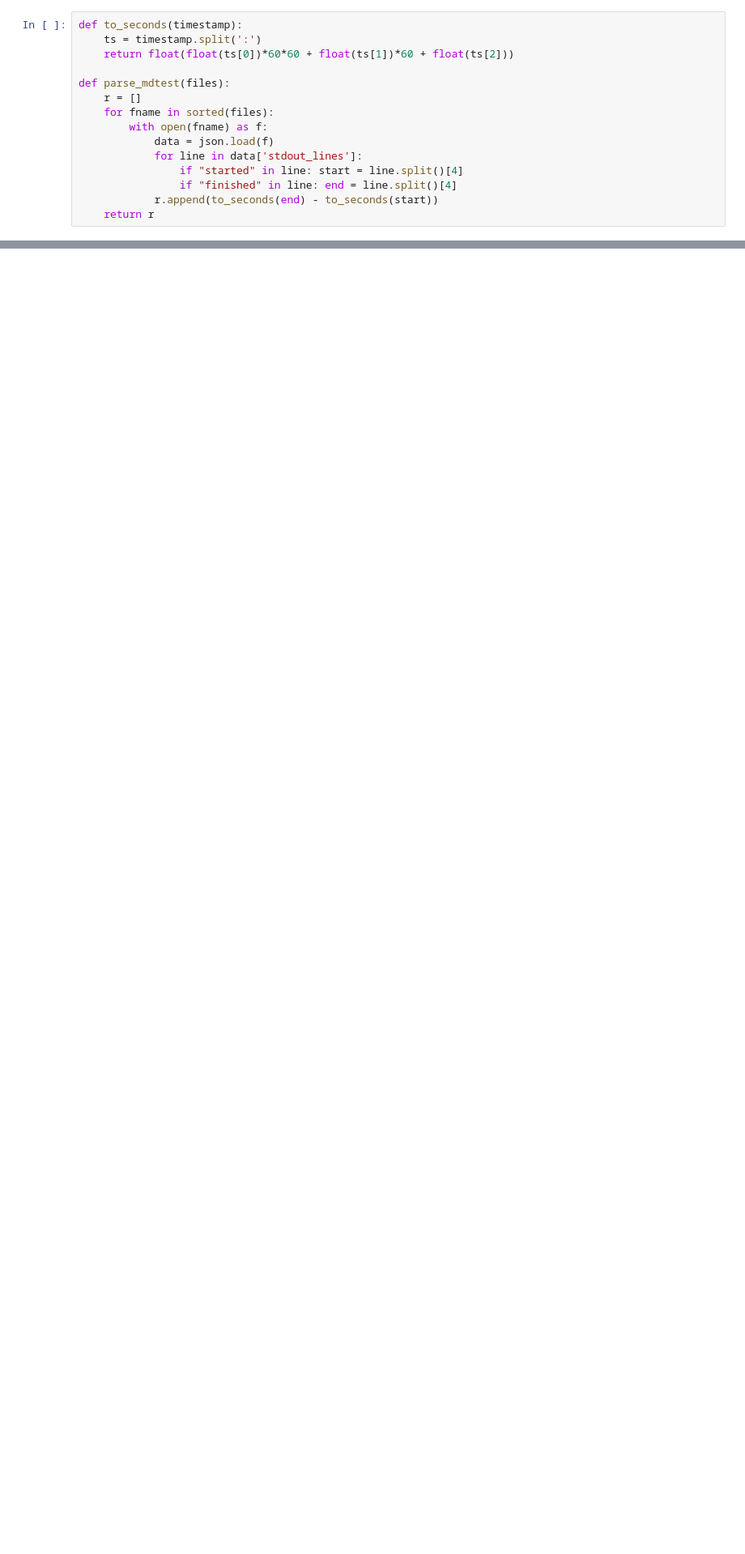
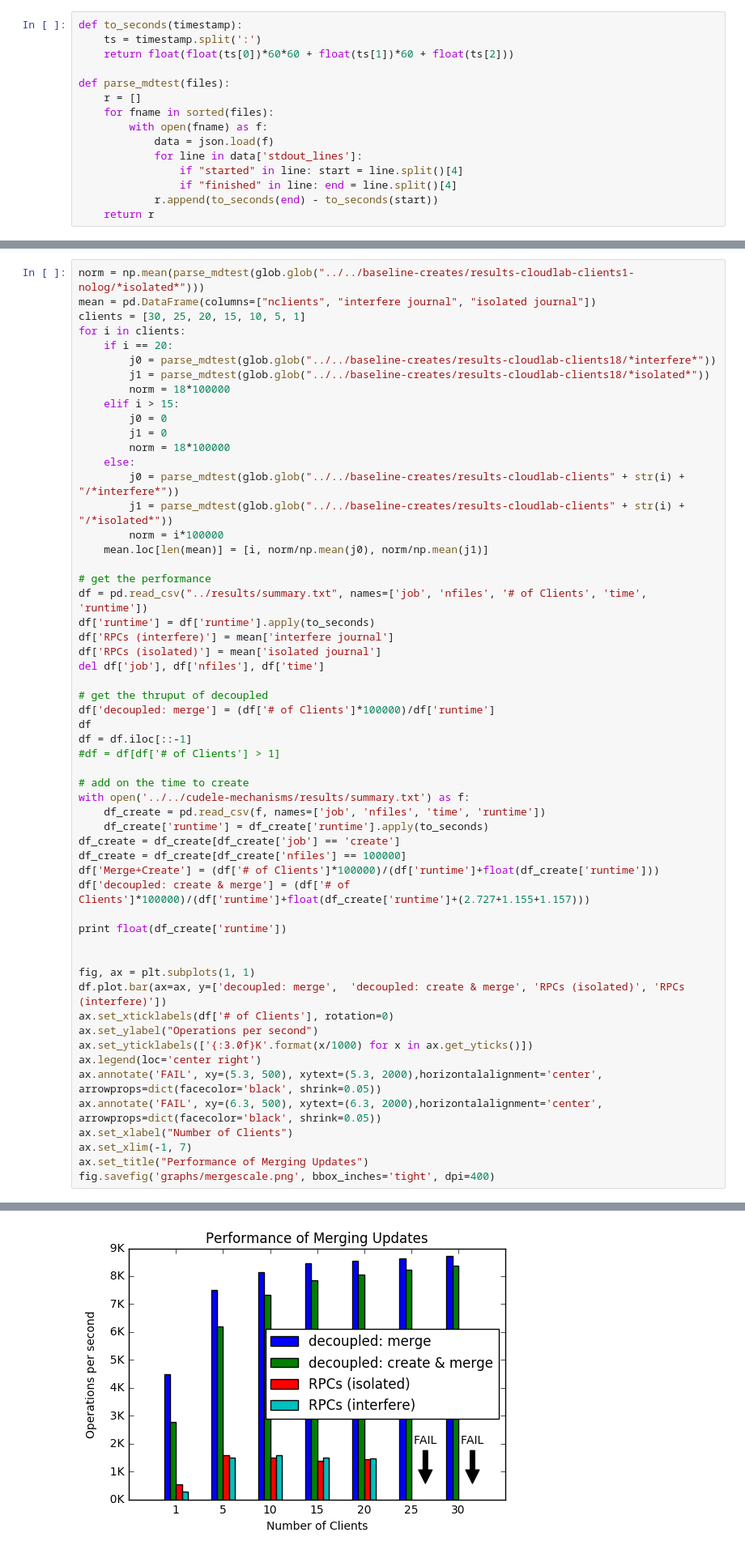
Before and after one commit to michaelsevilla/cudele-popper, a Jupyter notebook: experiments/cudele-mergescale/visualize/viz.ipynb, the cells around one changed output, grey strips where cells are left out. Shown at 81% size. Saved outputs shown, nothing was run; the diff lists cells and outputs as text; blank space fills up the shorter version.

```diff
--- a/experiments/cudele-mergescale/visualize/viz.ipynb
+++ b/experiments/cudele-mergescale/visualize/viz.ipynb
@@ -72,0 +101,57 @@ df['runtime+create'].plot.bar(ax=ax, color='blue')
+# %%
+norm = np.mean(parse_mdtest(glob.glob("../../baseline-creates/results-cloudlab-clients1-nolog/*isolated*")))
+mean = pd.DataFrame(columns=["nclients", "interfere journal", "isolated journal"])
+clients = [30, 25, 20, 15, 10, 5, 1]
+for i in clients:
+    if i == 20:
+        j0 = parse_mdtest(glob.glob("../../baseline-creates/results-cloudlab-clients18/*interfere*"))
+        j1 = parse_mdtest(glob.glob("../../baseline-creates/results-cloudlab-clients18/*isolated*"))
+        norm = 18*100000
+    elif i > 15:
+        j0 = 0
+        j1 = 0
+        norm = 18*100000
+    else:
+        j0 = parse_mdtest(glob.glob("../../baseline-creates/results-cloudlab-clients" + str(i) + "/*interfere*"))
+        j1 = parse_mdtest(glob.glob("../../baseline-creates/results-cloudlab-clients" + str(i) + "/*isolated*"))
+        norm = i*100000
+    mean.loc[len(mean)] = [i, norm/np.mean(j0), norm/np.mean(j1)]
+
+# get the performance
+df = pd.read_csv("../results/summary.txt", names=['job', 'nfiles', '# of Clients', 'time', 'runtime'])
+df['runtime'] = df['runtime'].apply(to_seconds)
+df['RPCs (interfere)'] = mean['interfere journal']
+df['RPCs (isolated)'] = mean['isolated journal']
+del df['job'], df['nfiles'], df['time']
+
+# get the thruput of decoupled
+df['decoupled: merge'] = (df['# of Clients']*100000)/df['runtime']
+df
+df = df.iloc[::-1]
+#df = df[df['# of Clients'] > 1]
+
+# add on the time to create
+with open('../../cudele-mechanisms/results/summary.txt') as f:
+    df_create = pd.read_csv(f, names=['job', 'nfiles', 'time', 'runtime'])
+    df_create['runtime'] = df_create['runtime'].apply(to_seconds)
+df_create = df_create[df_create['job'] == 'create']
+df_create = df_create[df_create['nfiles'] == 100000]
+df['Merge+Create'] = (df['# of Clients']*100000)/(df['runtime']+float(df_create['runtime']))
+df['decoupled: create & merge'] = (df['# of Clients']*100000)/(df['runtime']+float(df_create['runtime']+(2.727+1.155+1.157)))
+
+print float(df_create['runtime'])
+
+
+fig, ax = plt.subplots(1, 1)
+df.plot.bar(ax=ax, y=['decoupled: merge',  'decoupled: create & merge', 'RPCs (isolated)', 'RPCs (interfere)'])
+ax.set_xticklabels(df['# of Clients'], rotation=0)
+ax.set_ylabel("Operations per second")
+ax.set_yticklabels(['{:3.0f}K'.format(x/1000) for x in ax.get_yticks()])
+ax.legend(loc='center right')
+ax.annotate('FAIL', xy=(5.3, 500), xytext=(5.3, 2000),horizontalalignment='center', arrowprops=dict(facecolor='black', shrink=0.05))
+ax.annotate('FAIL', xy=(6.3, 500), xytext=(6.3, 2000),horizontalalignment='center', arrowprops=dict(facecolor='black', shrink=0.05))
+ax.set_xlabel("Number of Clients")
+ax.set_xlim(-1, 7)
+ax.set_title("Performance of Merging Updates")
+fig.savefig('graphs/mergescale.png', bbox_inches='tight', dpi=400)
+# %% [output]
@@ -72,0 +159 @@ df['runtime+create'].plot.bar(ax=ax, color='blue')
+[figure, added]
```
Also changed, not shown: parts of 4 cells of this notebook, 5 other files.
